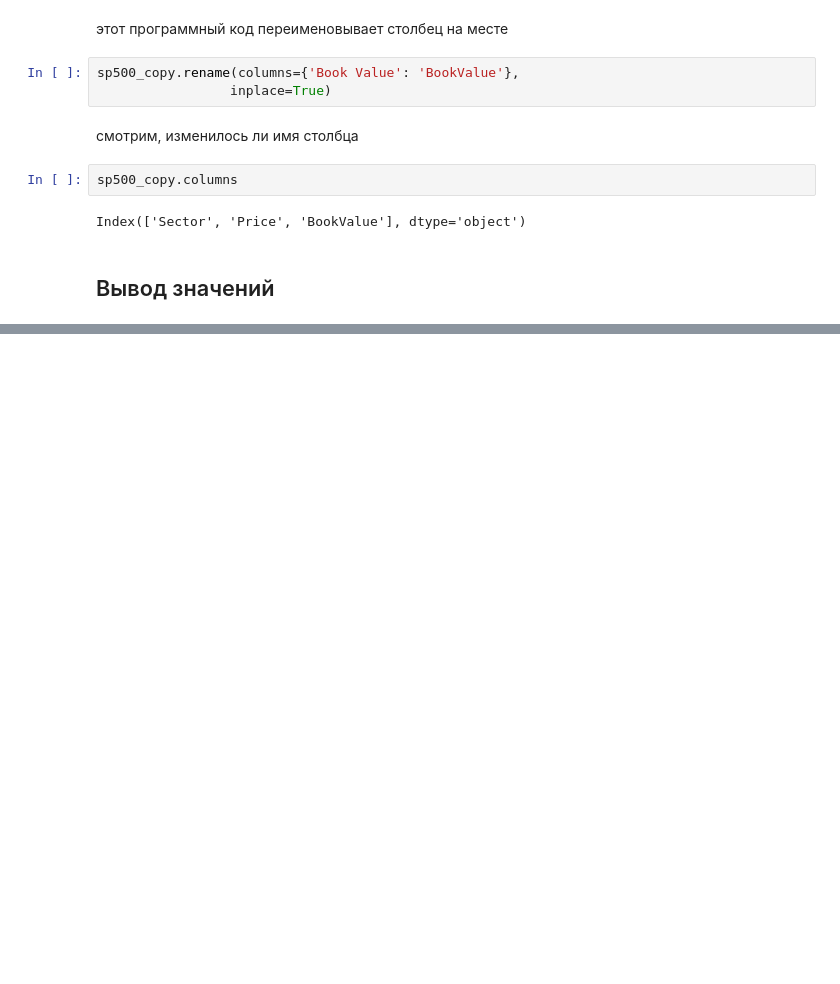
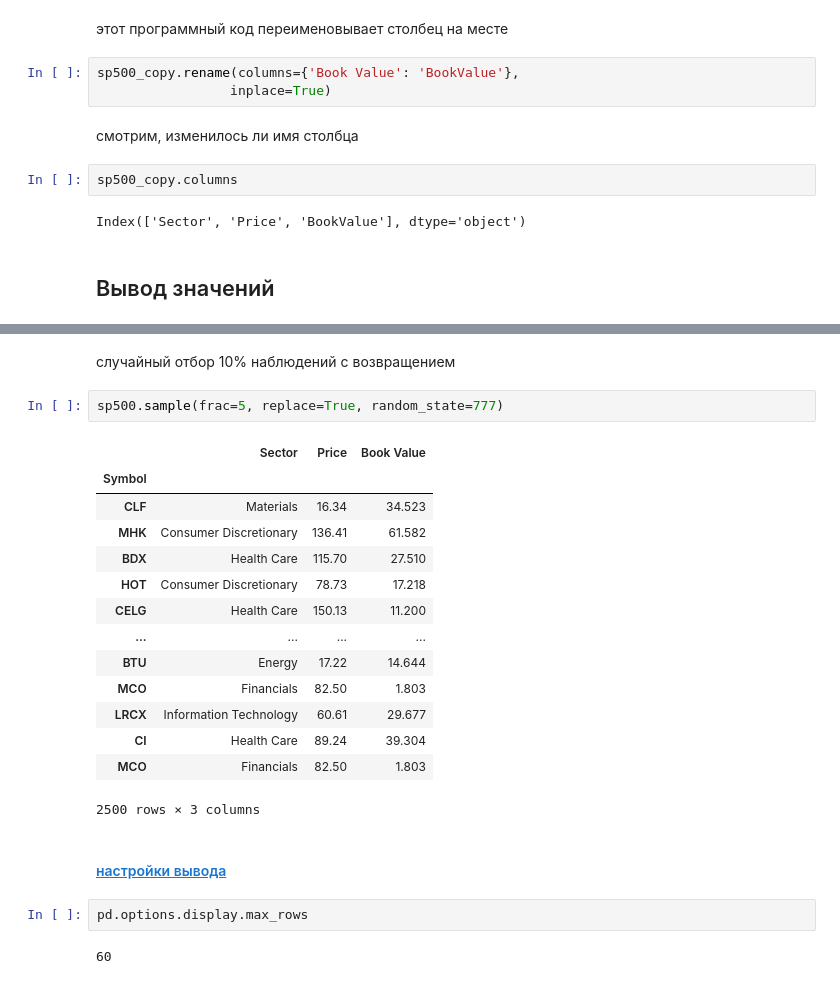
Before and after one commit to VorobyvEgor/Data_Science_with_Python, a Jupyter notebook: 1_Data_Structures.ipynb, the cells around one changed output, grey strips where cells are left out. Drawn from its saved outputs; the diff is of its cells as text; blank space fills up the shorter version.

```diff
--- a/1_Data_Structures.ipynb
+++ b/1_Data_Structures.ipynb
@@ -490,0 +759,25 @@ Hello
+# %% [markdown]
+случайный отбор 10% наблюдений с возвращением
+# %%
+sp500.sample(frac=5, replace=True, random_state=777)
+# %% [output]
+|  | Sector | Price | Book Value |
+| Symbol |  |  |  |
+| CLF | Materials | 16.34 | 34.523 |
+| MHK | Consumer Discretionary | 136.41 | 61.582 |
+| BDX | Health Care | 115.70 | 27.510 |
+| HOT | Consumer Discretionary | 78.73 | 17.218 |
+| CELG | Health Care | 150.13 | 11.200 |
+| ... | ... | ... | ... |
+| BTU | Energy | 17.22 | 14.644 |
+| MCO | Financials | 82.50 | 1.803 |
+| LRCX | Information Technology | 60.61 | 29.677 |
+| CI | Health Care | 89.24 | 39.304 |
+| MCO | Financials | 82.50 | 1.803 |
+2500 rows × 3 columns
+# %% [markdown]
+#### [настройки вывода](http://pandas.pydata.org/pandas-docs/stable/user_guide/options.html#available-options)
+# %%
+pd.options.display.max_rows
+# %% [output]
+60
```
Also changed, not shown: parts of 78 cells of this notebook.
